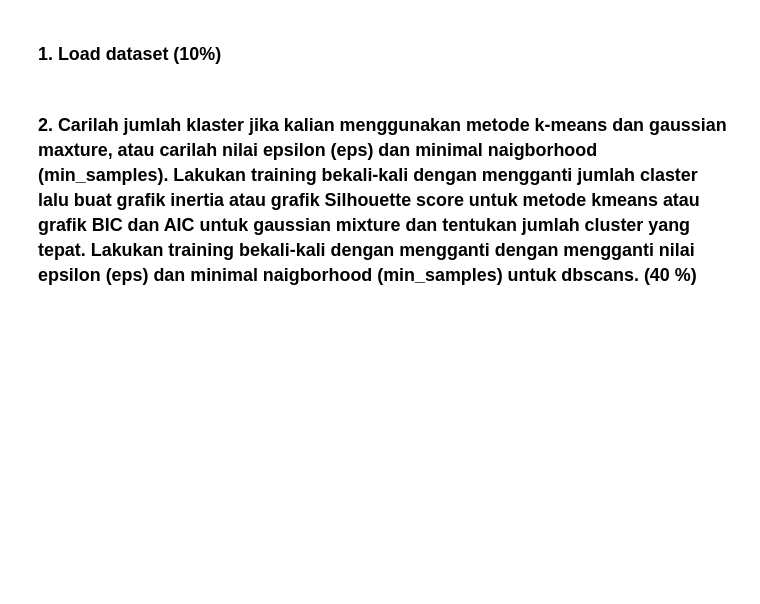
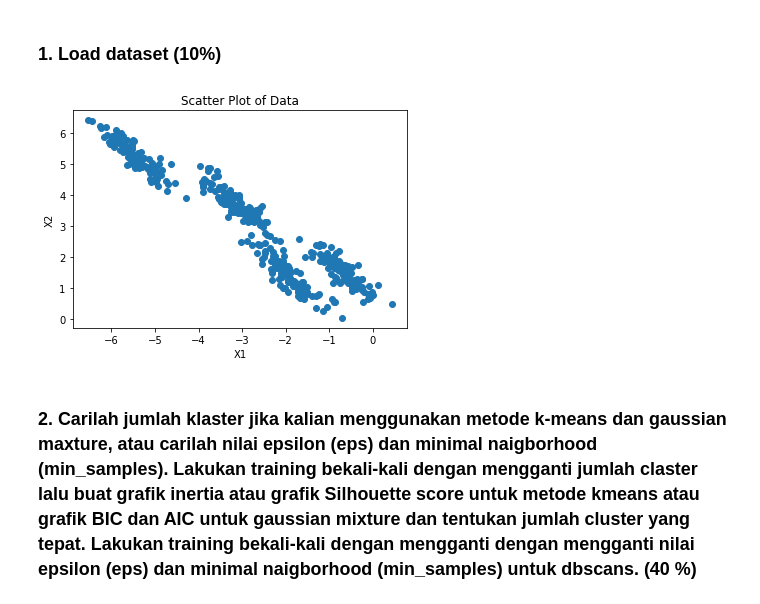
Before and after one commit to farisazizy/Artificial-Intelligence, a Jupyter notebook: SoalUASGenap2223.ipynb, the cells around one changed output. Drawn from its saved outputs; the diff is of its cells as text; code cells hidden in the pictures; blank space fills up the shorter version.

```diff
--- a/SoalUASGenap2223.ipynb
+++ b/SoalUASGenap2223.ipynb
@@ -387,2 +383,16 @@ data_train = pd.read_csv(namafile)
+# %%
+## ploting dengan scatter X1 dan X2
+
+X1 = data_train['X1']
+X2 = data_train['X2']
+
+# Plot scatter
+plt.scatter(X1, X2)
+plt.xlabel('X1')
+plt.ylabel('X2')
+plt.title('Scatter Plot of Data')
+plt.show()
+# %% [output]
+[figure, added]
 # %% [markdown]
 ### 2. Carilah jumlah klaster jika kalian menggunakan metode k-means dan gaussian maxture, atau carilah nilai epsilon (eps) dan minimal naigborhood (min_samples). Lakukan training bekali-kali dengan mengganti jumlah claster lalu buat grafik inertia atau grafik Silhouette score untuk metode kmeans atau grafik BIC dan AIC  untuk gaussian mixture dan tentukan jumlah cluster yang tepat. Lakukan training bekali-kali dengan mengganti dengan mengganti nilai epsilon (eps) dan minimal naigborhood (min_samples) untuk dbscans. (40 %)
```
Also changed, not shown: parts of 13 cells of this notebook, 1 other file.
